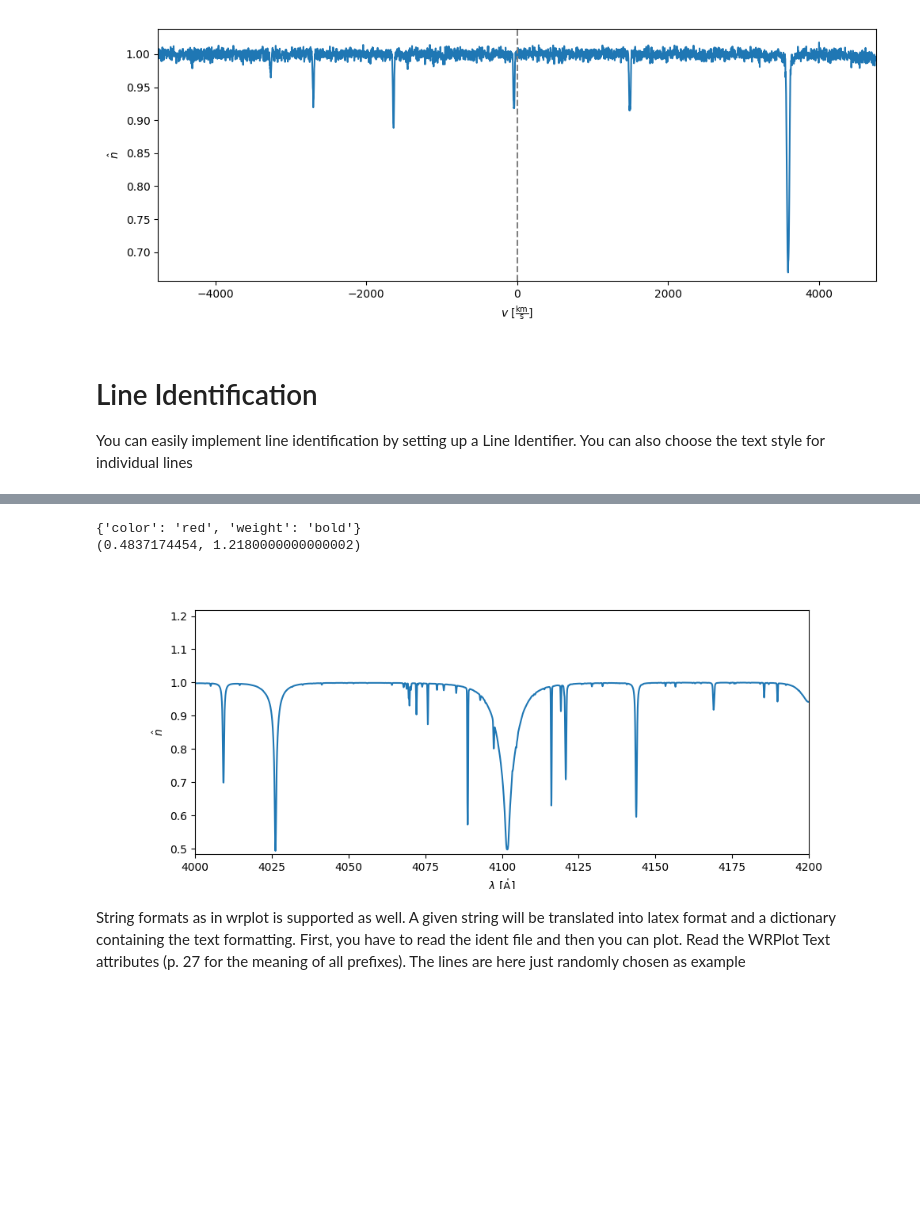
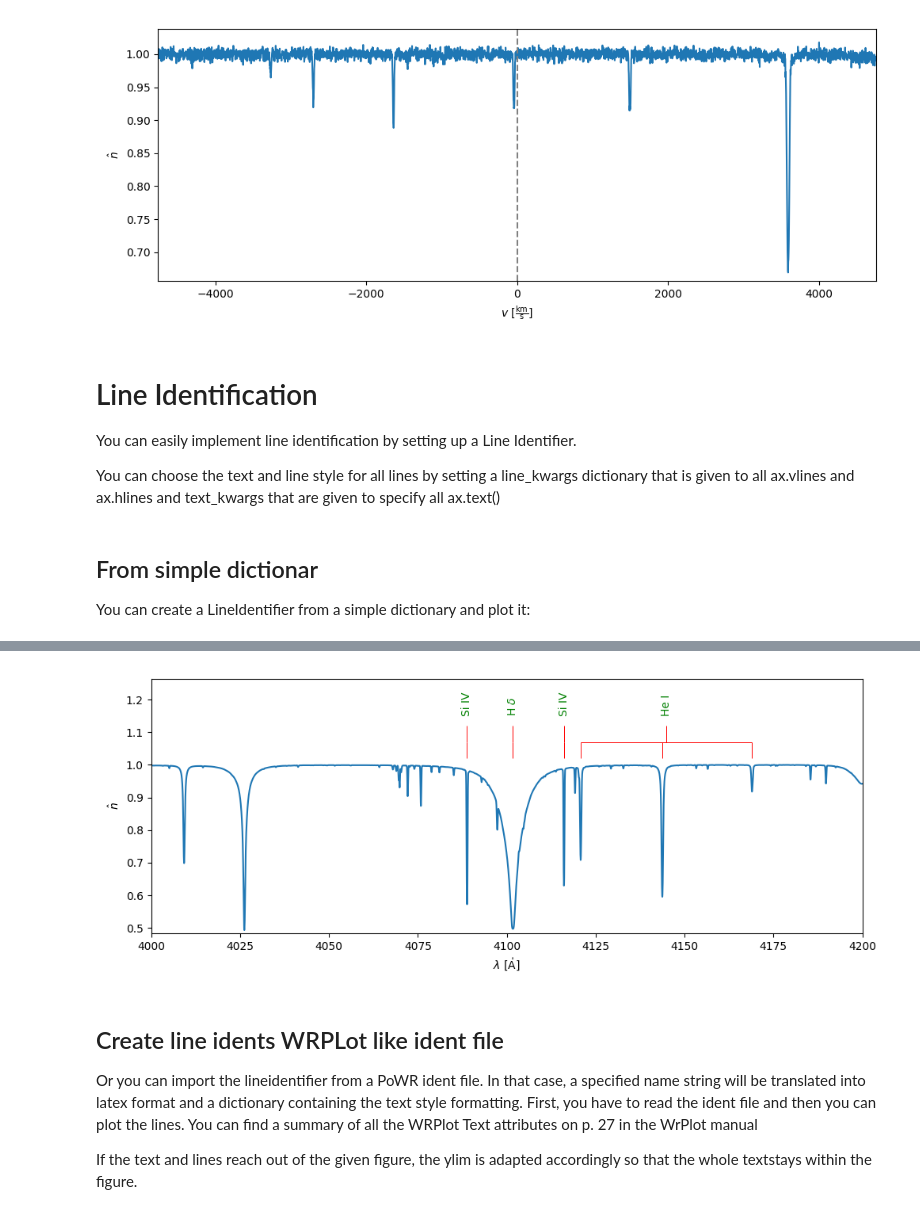
Before and after one commit to eschoesser/spyplotter, a Jupyter notebook: docs/spectrum.ipynb, the cells around one changed output, grey strips where cells are left out. Cells and saved outputs as stored; diff of their text form; code cells hidden in the pictures; blank space fills up the shorter version.

```diff
--- a/docs/spectrum.ipynb
+++ b/docs/spectrum.ipynb
@@ -148,21 +147,23 @@ plt.tight_layout()
 # %% [markdown]
 # Line Identification
 
-You can easily implement line identification by setting up a Line Identifier. You can also choose the text style for individual lines
+You can easily implement line identification by setting up a Line Identifier.
+
+You can choose the text and line style for all lines by setting a line_kwargs dictionary that is given to all ax.vlines and ax.hlines and text_kwargs that are given to specify all ax.text()
 # %%
 line_kwargs = {'color':'red'}
-text_kwargs_list =  [{'color':'red','weight':'bold'},{'color':'blue','style':'italic'},{'color':'green'}]
+text_kwargs =  {'color':'green'}
+# %% [markdown]
+## From simple dictionar
+You can create a LineIdentifier from a simple dictionary and plot it:
 # %%
 # Plot the spectrum
 ax = spectrum_norm.plot(x_unit=u.AA,interval=[4000,4200]);
 
-#for demo purposes randomly chosen numbers and ions
-line_info = {'NIII':[302.7,302.8],'CIV':[301.8],'NV':[300.5,301,301.5]}
+line_info = {'He I':[[4120.8,4143.8,4168.97]],'Si IV':[[4088.8],[4116.1]],'H $\delta$':[4101.7]}
 
-li = LineIdentifier(line_info,font_dict_list=text_kwargs_list)
-print(li.font_dict_list[0])
-ax = li.plot(ax=ax,line_kwargs=line_kwargs)
+li = LineIdentifier.from_dict(line_info)
+ax = li.plot(ax=ax,line_kwargs=line_kwargs,text_kwargs=text_kwargs,root=0.05,stem=0.05)
 
-print(ax.get_ylim())
 plt.tight_layout()
 # %% [output]
@@ -170,9 +171,11 @@ spyplotter.line_identification - WARNING - Text out of ylim, automatically adapt
-{'color': 'red', 'weight': 'bold'}
-(0.4837174454, 1.2180000000000002)
-[figure, old version]
+[figure, new version]
 # %% [markdown]
-String formats as in wrplot is supported as well. A given string will be translated into latex format and a dictionary containing the text formatting.
-First, you have to read the ident file and then you can plot. Read the WRPlot Text attributes (p. 27 for the meaning of all prefixes). The lines are here just randomly chosen as example
+## Create line idents WRPLot like ident file
+Or you can import the lineidentifier from a PoWR ident file. In that case, a specified name string will be translated into latex format and a dictionary containing the text style formatting.
+First, you have to read the ident file and then you can plot the lines.
+You can find a summary of all the WRPlot Text attributes on p. 27 in the WrPlot manual
+
+If the text and lines reach out of the given figure, the ylim is adapted accordingly so that the whole textstays within the figure.
 # %%
 # Plot the spectrum
 ax = spectrum_norm.plot(x_unit=u.AA,interval=[4000,4250]);
```
Also changed, not shown: parts of 16 cells of this notebook, 3 other files.
